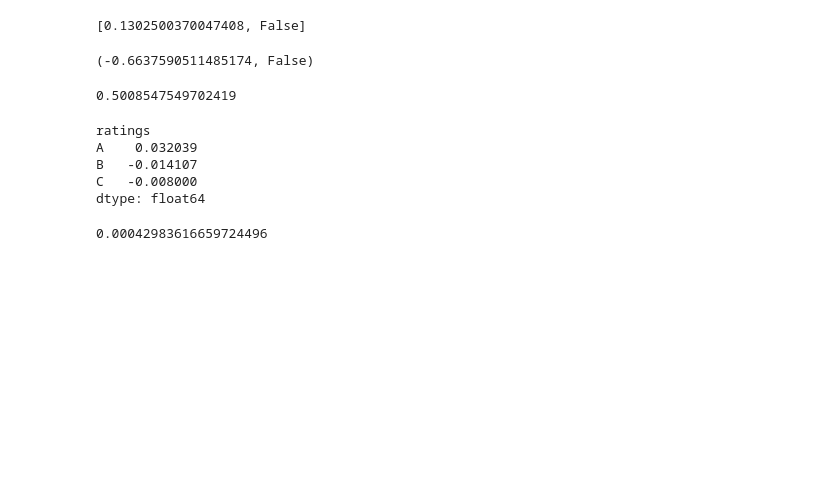
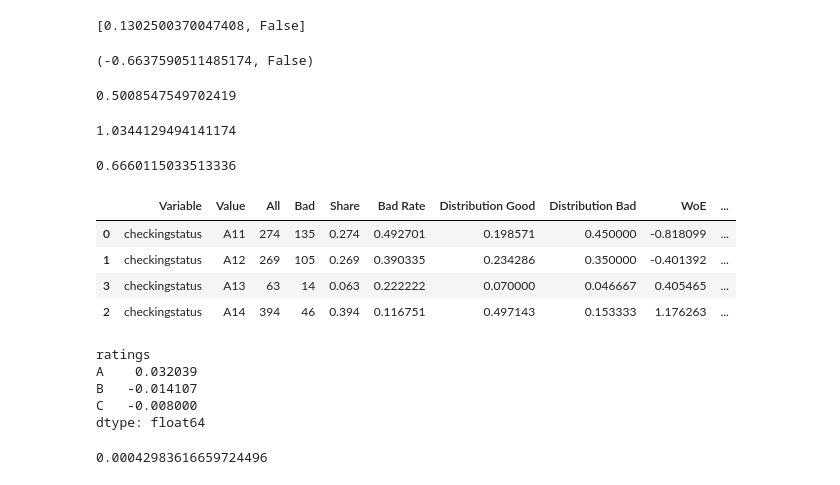
Before and after one commit to vanga/meliora, a Jupyter notebook: examples/examples.ipynb, the cells around one changed output. Drawn from its saved outputs; the diff is of its cells as text; code cells hidden in the pictures; blank space fills up the shorter version.

Commit message:
added tests

```diff
--- a/examples/examples.ipynb
+++ b/examples/examples.ipynb
@@ -9,6 +9,8 @@ import meliora.meliora.val_tests as vt
 # Import data
 test_data_main = pd.read_csv('pd_test_data_main.csv')
 test_data_add = pd.read_csv('pd_test_data_period_2.csv')
+test_pd_psi = pd.read_csv('pd_bellini.csv')
+german_data = pd.read_csv('german_data.csv')
 # %%
 # Binomial test
 vt.binomial_test(test_data_main, "ratings", "default_flag", "predicted_pd")
@@ -48,3 +57,22 @@ vt.roc_auc(test_data_main, "default_flag", "predicted_pd")
+# %%
+kala = vt.psi(test_pd_psi, 'year_bins', 'remaining_mat_bin')
+kala[1]
+# %% [output]
+1.0344129494141174
+# %%
+zen = vt.calc_iv(german_data, 'checkingstatus', 'GoodCredit')
+# %%
+zen[1]
+# %% [output]
+0.6660115033513336
+# %%
+zen[0]
+# %% [output]
+|  | Variable | Value | All | Bad | Share | Bad Rate | Distribution Good | Distribution Bad | WoE | ... |
+| 0 | checkingstatus | A11 | 274 | 135 | 0.274 | 0.492701 | 0.198571 | 0.450000 | -0.818099 | ... |
+| 1 | checkingstatus | A12 | 269 | 105 | 0.269 | 0.390335 | 0.234286 | 0.350000 | -0.401392 | ... |
+| 3 | checkingstatus | A13 | 63 | 14 | 0.063 | 0.222222 | 0.070000 | 0.046667 | 0.405465 | ... |
+| 2 | checkingstatus | A14 | 394 | 46 | 0.394 | 0.116751 | 0.497143 | 0.153333 | 1.176263 | ... |
 # %%
 # Transform input data into the required format
 df = test_data_main.groupby('ratings').agg({'predicted_pd': "mean", 'default_flag': ["count", "sum", "mean"]})
```
Also changed, not shown: parts of 4 cells of this notebook, 12 other files.
